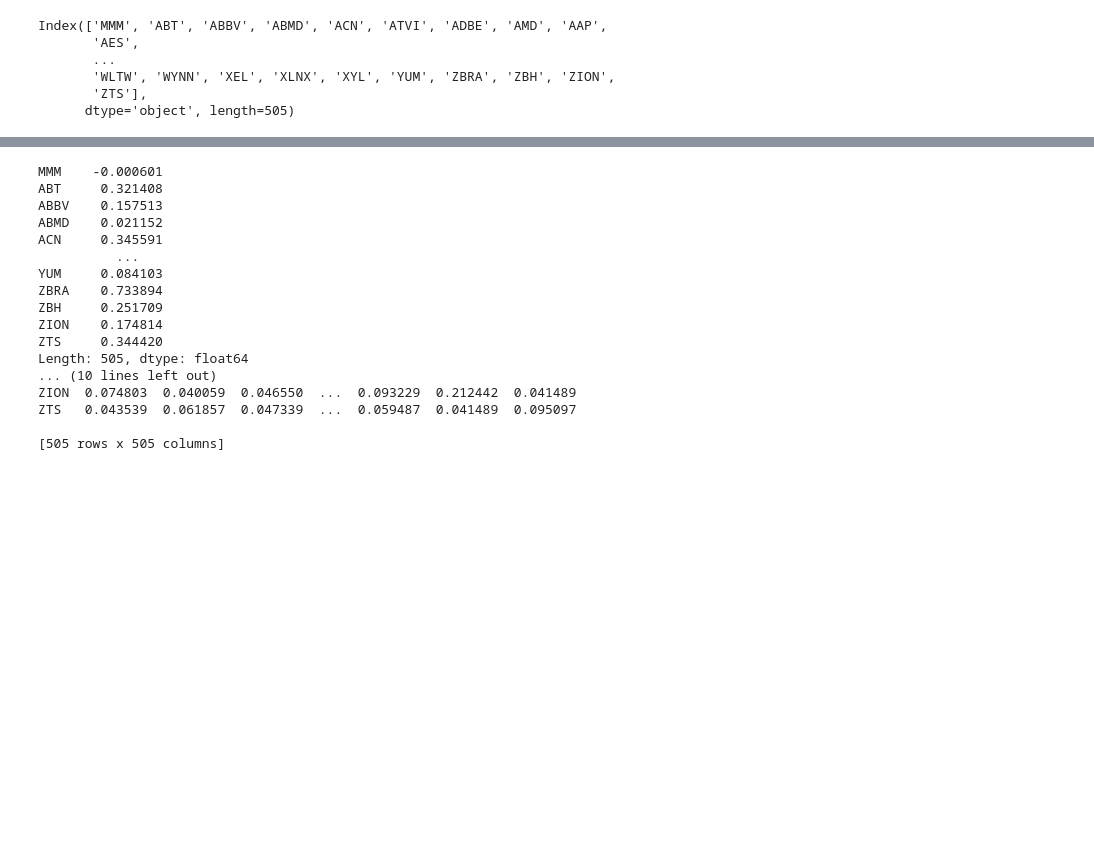
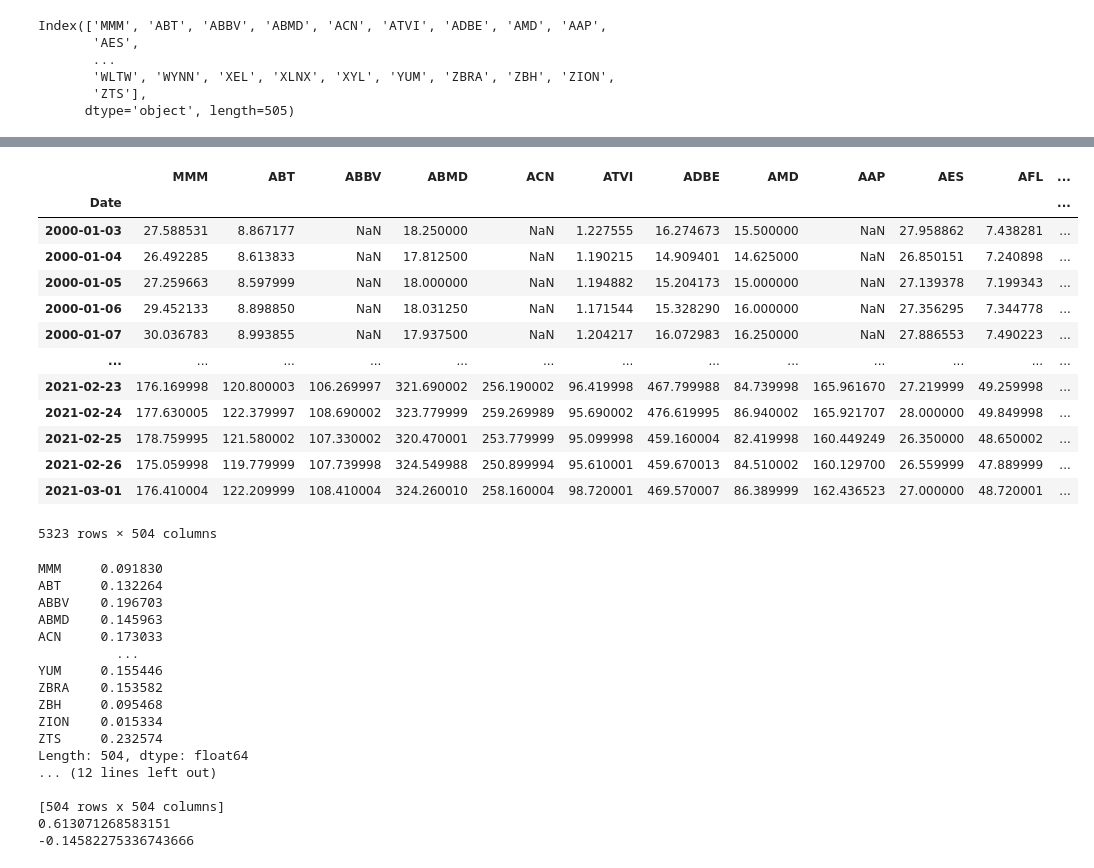
Before and after one commit to sergiocabrales/python, a Jupyter notebook: Portfolio_SP500.ipynb, the cells around one changed output, grey strips where cells are left out. Cells and saved outputs as stored; diff of their text form; code cells hidden in the pictures; blank space fills up the shorter version.

```diff
--- a/Portfolio_SP500.ipynb
+++ b/Portfolio_SP500.ipynb
@@ -91,30 +70,54 @@ Successfully installed PyPortfolioOpt-1.4.1 cvxpy-1.1.11
 from pypfopt.efficient_frontier import EfficientFrontier
 from pypfopt import risk_models
 from pypfopt import expected_returns
+# %%
+df = df.drop(['CARR'], axis=1)
+df
+# %% [output]
+|  | MMM | ABT | ABBV | ABMD | ACN | ATVI | ADBE | AMD | AAP | AES | AFL | ... |
+| Date |  |  |  |  |  |  |  |  |  |  |  | ... |
+| 2000-01-03 | 27.588531 | 8.867177 | NaN | 18.250000 | NaN | 1.227555 | 16.274673 | 15.500000 | NaN | 27.958862 | 7.438281 | ... |
+| 2000-01-04 | 26.492285 | 8.613833 | NaN | 17.812500 | NaN | 1.190215 | 14.909401 | 14.625000 | NaN | 26.850151 | 7.240898 | ... |
+| 2000-01-05 | 27.259663 | 8.597999 | NaN | 18.000000 | NaN | 1.194882 | 15.204173 | 15.000000 | NaN | 27.139378 | 7.199343 | ... |
+| 2000-01-06 | 29.452133 | 8.898850 | NaN | 18.031250 | NaN | 1.171544 | 15.328290 | 16.000000 | NaN | 27.356295 | 7.344778 | ... |
+| 2000-01-07 | 30.036783 | 8.993855 | NaN | 17.937500 | NaN | 1.204217 | 16.072983 | 16.250000 | NaN | 27.886553 | 7.490223 | ... |
+| ... | ... | ... | ... | ... | ... | ... | ... | ... | ... | ... | ... | ... |
+| 2021-02-23 | 176.169998 | 120.800003 | 106.269997 | 321.690002 | 256.190002 | 96.419998 | 467.799988 | 84.739998 | 165.961670 | 27.219999 | 49.259998 | ... |
+| 2021-02-24 | 177.630005 | 122.379997 | 108.690002 | 323.779999 | 259.269989 | 95.690002 | 476.619995 | 86.940002 | 165.921707 | 28.000000 | 49.849998 | ... |
+| 2021-02-25 | 178.759995 | 121.580002 | 107.330002 | 320.470001 | 253.779999 | 95.099998 | 459.160004 | 82.419998 | 160.449249 | 26.350000 | 48.650002 | ... |
+| 2021-02-26 | 175.059998 | 119.779999 | 107.739998 | 324.549988 | 250.899994 | 95.610001 | 459.670013 | 84.510002 | 160.129700 | 26.559999 | 47.889999 | ... |
+| 2021-03-01 | 176.410004 | 122.209999 | 108.410004 | 324.260010 | 258.160004 | 98.720001 | 469.570007 | 86.389999 | 162.436523 | 27.000000 | 48.720001 | ... |
+5323 rows × 504 columns
 # %%
 #Calculate the expected returns and covariuance
 mu = expected_returns.mean_historical_return(df)
 s = risk_models.sample_cov(df)
 print(mu)
 print(s)
+
+max = mu.max()
+min = mu.min()
+
+print(max)
+print(min)
 # %% [output]
-MMM    -0.000601
-ABT     0.321408
-ABBV    0.157513
-ABMD    0.021152
-ACN     0.345591
+MMM     0.091830
+ABT     0.132264
+ABBV    0.196703
+ABMD    0.145963
+ACN     0.173033
           ...
-YUM     0.084103
-ZBRA    0.733894
-ZBH     0.251709
-ZION    0.174814
-ZTS     0.344420
-Length: 505, dtype: float64
-... (10 lines left out)
-ZION  0.074803  0.040059  0.046550  ...  0.093229  0.212442  0.041489
-ZTS   0.043539  0.061857  0.047339  ...  0.059487  0.041489  0.095097
+YUM     0.155446
+ZBRA    0.153582
+ZBH     0.095468
+ZION    0.015334
+ZTS     0.232574
+Length: 504, dtype: float64
+... (12 lines left out)
 
-[505 rows x 505 columns]
+[504 rows x 504 columns]
+0.613071268583151
+-0.14582275336743666
 # %%
 #Optimize sharpe ratio
 #ef = EfficientFrontier(mu,s,weight_bounds=(-1,1))
```
Also changed, not shown: parts of 11 cells of this notebook.
